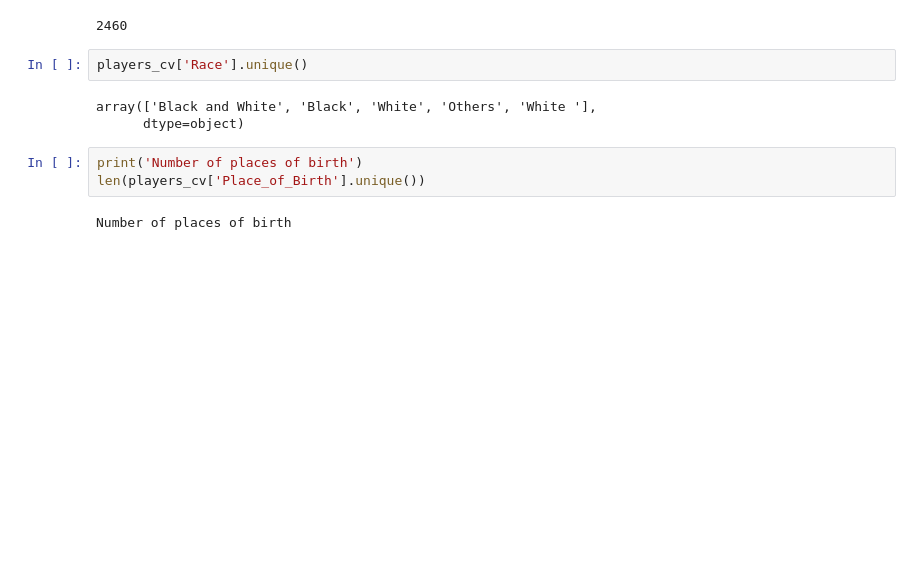
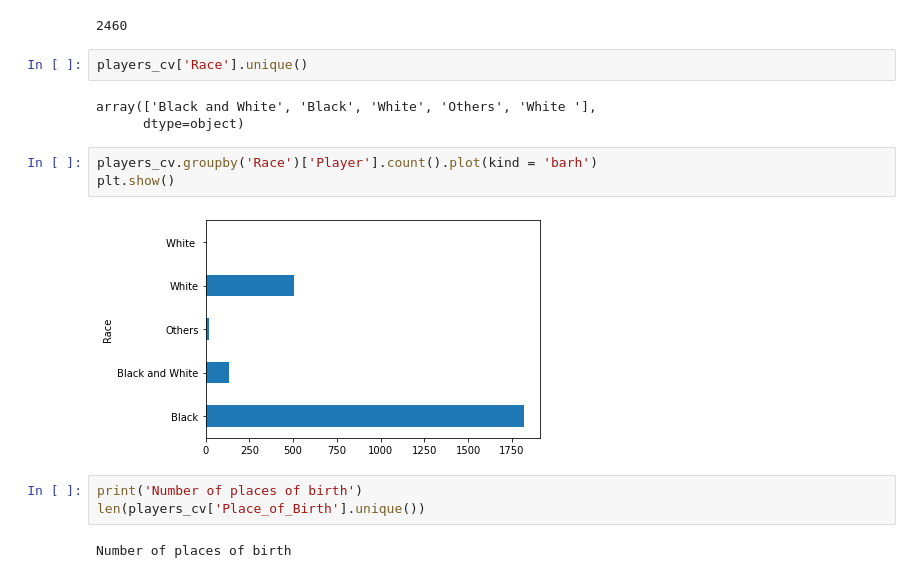
Before and after one commit to nhatminh-96/datacamp-project, a Jupyter notebook: Preprocessing.ipynb, the cells around one changed output. Drawn from its saved outputs; the diff is of its cells as text; blank space fills up the shorter version.

```diff
--- a/Preprocessing.ipynb
+++ b/Preprocessing.ipynb
@@ -49,6 +70,11 @@ players_cv['Race'].unique()
 # %% [output]
 array(['Black and White', 'Black', 'White', 'Others', 'White '],
       dtype=object)
+# %%
+players_cv.groupby('Race')['Player'].count().plot(kind = 'barh')
+plt.show()
+# %% [output]
+[figure, added]
 # %%
 print('Number of places of birth')
 len(players_cv['Place_of_Birth'].unique())
```
Also changed, not shown: parts of 32 cells of this notebook.
